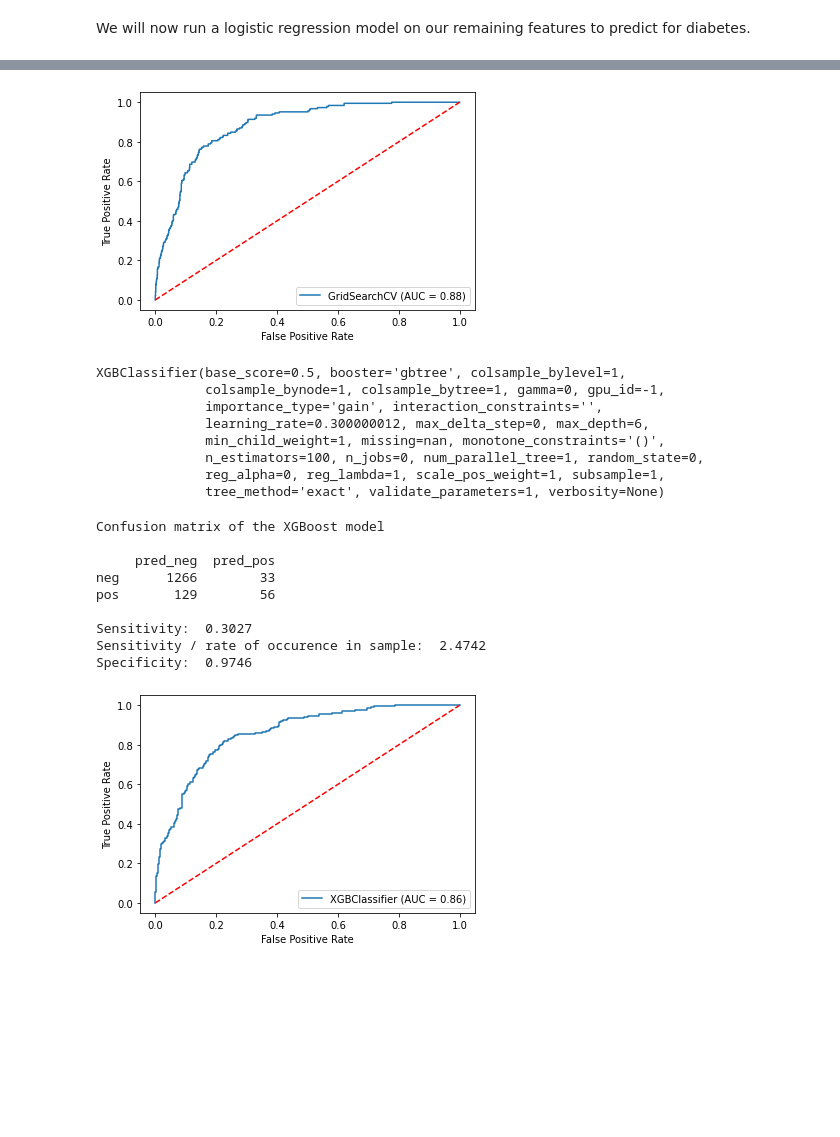
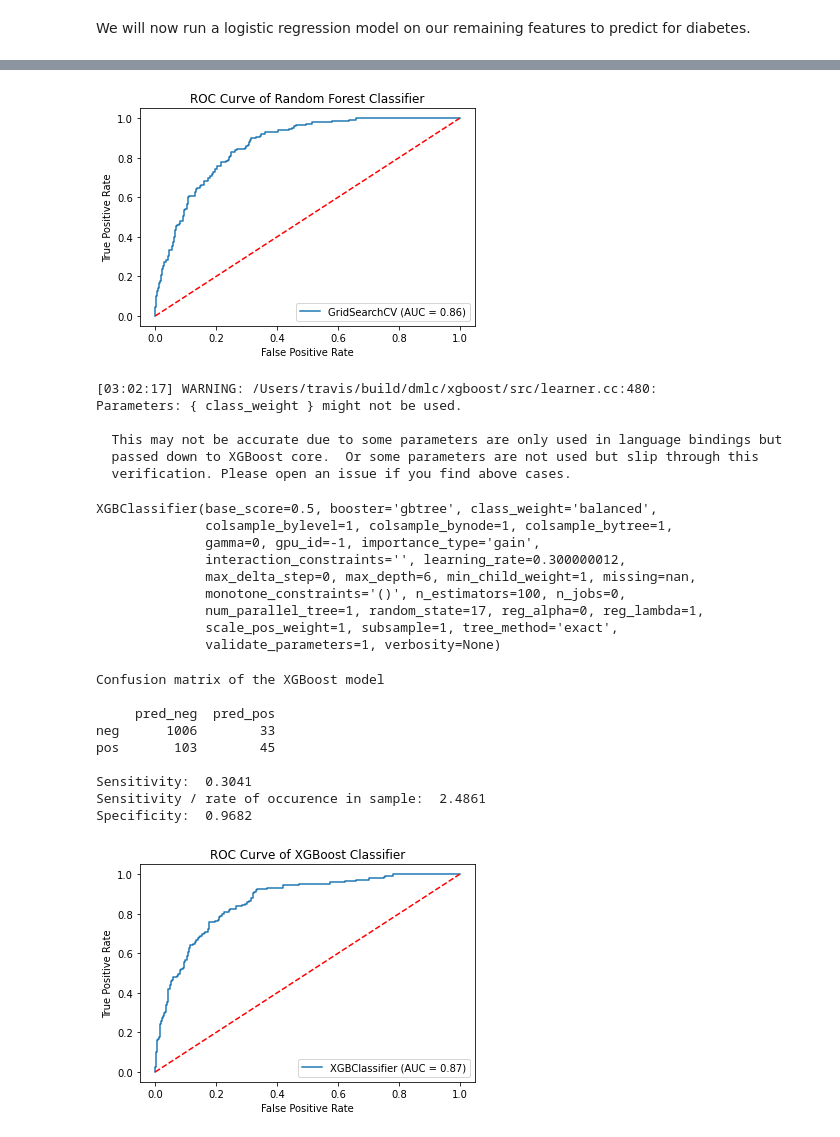
Before and after one commit to iklasky/Springboard, a Jupyter notebook: SecondCapstone/Diabetes_prediction_adults.ipynb, the cells around one changed output, grey strips where cells are left out. Cells and saved outputs as stored; diff of their text form; code cells hidden in the pictures; blank space fills up the shorter version.

```diff
--- a/SecondCapstone/Diabetes_prediction_adults.ipynb
+++ b/SecondCapstone/Diabetes_prediction_adults.ipynb
@@ -244,12 +242,12 @@ from sklearn.model_selection import train_test_split
 
 # Call the train_test_split() function with the first two parameters set to X_scaled and y
 # Declare four variables, X_train, X_test, y_train and y_test separated by commas
-X_train, X_test, y_train, y_test = train_test_split(X, y, test_size=0.25, random_state = 1)
+X_train, X_test, y_train, y_test = train_test_split(X, y, test_size=0.2, random_state = 1)
 # %% [markdown]
 We will now run a logistic regression model on our remaining features to predict for diabetes.
 # %%
 from sklearn.linear_model import LogisticRegression
 from sklearn import metrics
-logreg = LogisticRegression()
+logreg = LogisticRegression(class_weight = 'balanced',random_state=42)
 logreg.fit(X_train, y_train)
 # %% [output]
@@ -361,11 +360,11 @@ from sklearn.metrics import roc_auc_score, precision_recall_curve, auc, make_sco
 from sklearn.model_selection import GridSearchCV, StratifiedKFold
 from sklearn.ensemble import RandomForestClassifier
 
-clf = RandomForestClassifier()
+clf = RandomForestClassifier(class_weight = 'balanced',random_state = 42)
 
 param_grid = {
     'n_estimators' : [100,200,300],
-    'max_depth': [3,8,15]
+    'max_depth': [3,10,15]
 }
 
 scorers = {
@@ -382,17 +381,17 @@ def grid_search_wrapper(refit_score='roc_auc_score'):
     """
     grid_search = GridSearchCV(clf, param_grid, scoring=scorers, refit=refit_score,
                            cv=3, return_train_score=True, n_jobs=-1)
-    grid_search.fit(X_train2, y_train2)
+    grid_search.fit(X_train, y_train)
 
     # make the predictions
-    y_pred2 = grid_search.predict(X_test2.values)
+    y_pred2 = grid_search.predict(X_test.values)
 
     print('Best params for {}'.format(refit_score))
     print(grid_search.best_params_)
 
     # confusion matrix on the test data.
     print('\nConfusion matrix of Random Forest optimized for {} on the test data:'.format(refit_score))
-    conf_mat = pd.DataFrame(confusion_matrix(y_test2, y_pred2),columns=['pred_neg', 'pred_pos'], index=['neg', 'pos'])
+    conf_mat = pd.DataFrame(confusion_matrix(y_test, y_pred2),columns=['pred_neg', 'pred_pos'], index=['neg', 'pos'])
     print(conf_mat)
     print('\nSensitivity: ', round(conf_mat.pred_pos[1]/(conf_mat.pred_neg[1]+conf_mat.pred_pos[1]),4))
     print('Sensitivity / rate of occurence in sample: ', round((conf_mat.pred_pos[1]/(conf_mat.pred_neg[1]+conf_mat.pred_pos[1]))/ROO,4))
@@ -423,11 +422,12 @@ Specificity:  0.9938
 # print('Specificity: ', round(conf_mat_rf.pred_neg[0]/(conf_mat_rf.pred_neg[0]+conf_mat_rf.pred_pos[0]),4))
 # %%
 from sklearn.metrics import plot_roc_curve
-plot_roc_curve(grid_search_clf, X_test2, y_test2)
+plot_roc_curve(grid_search_clf, X_test, y_test)
 plt.plot([0, 1], [0, 1],'r--')
+plt.title('ROC Curve of Random Forest Classifier')
 plt.show()
 # %% [output]
-[figure, old version]
+[figure, new version]
 # %%
 from xgboost import XGBClassifier
 from sklearn.metrics import accuracy_score
@@ -436,13 +436,27 @@ X_train3, X_test3, y_train3, y_test3 = train_test_split(X, y, test_size=0.25, ra
-# %%
-xgboost = XGBClassifier()
-xgboost.fit(X_train3, y_train3)
-# %% [output]
-XGBClassifier(base_score=0.5, booster='gbtree', colsample_bylevel=1,
-              colsample_bynode=1, colsample_bytree=1, gamma=0, gpu_id=-1,
-              importance_type='gain', interaction_constraints='',
-              learning_rate=0.300000012, max_delta_step=0, max_depth=6,
-              min_child_weight=1, missing=nan, monotone_constraints='()',
-              n_estimators=100, n_jobs=0, num_parallel_tree=1, random_state=0,
-              reg_alpha=0, reg_lambda=1, scale_pos_weight=1, subsample=1,
-              tree_method='exact', validate_parameters=1, verbosity=None)
+# %%
+xgboost = XGBClassifier(class_weight = 'balanced',random_state=17)
+params = {
+        'min_child_weight': [1, 5, 10],
+        'gamma': [0.5, 1, 1.5, 2, 5],
+        'subsample': [0.6, 0.8, 1.0],
+        'colsample_bytree': [0.6, 0.8, 1.0],
+        'max_depth': [3, 4, 5]
+        }
+xgboost.fit(X_train, y_train)
+# %% [output]
+[03:02:17] WARNING: /Users/travis/build/dmlc/xgboost/src/learner.cc:480:
+Parameters: { class_weight } might not be used.
+
+  This may not be accurate due to some parameters are only used in language bindings but
+  passed down to XGBoost core.  Or some parameters are not used but slip through this
+  verification. Please open an issue if you find above cases.
+XGBClassifier(base_score=0.5, booster='gbtree', class_weight='balanced',
+              colsample_bylevel=1, colsample_bynode=1, colsample_bytree=1,
+              gamma=0, gpu_id=-1, importance_type='gain',
+              interaction_constraints='', learning_rate=0.300000012,
+              max_delta_step=0, max_depth=6, min_child_weight=1, missing=nan,
+              monotone_constraints='()', n_estimators=100, n_jobs=0,
+              num_parallel_tree=1, random_state=17, reg_alpha=0, reg_lambda=1,
+              scale_pos_weight=1, subsample=1, tree_method='exact',
+              validate_parameters=1, verbosity=None)
 # %%
@@ -450,6 +464,6 @@ y_pred3 = xgboost.predict(X_test3)
 predictions = [round(value) for value in y_pred3]
 # %%
-conf_mat_xgb = pd.DataFrame(confusion_matrix(y_test3, y_pred3),columns=['pred_neg', 'pred_pos'], index=['neg', 'pos'])
+conf_mat_xgb = pd.DataFrame(confusion_matrix(y_test, y_pred3),columns=['pred_neg', 'pred_pos'], index=['neg', 'pos'])
 print('\nConfusion matrix of the XGBoost model\n')
 print(conf_mat_xgb)
 print('\nSensitivity: ', round(conf_mat_xgb.pred_pos[1]/(conf_mat_xgb.pred_neg[1]+conf_mat_xgb.pred_pos[1]),4))
@@ -459,15 +473,16 @@ print('Specificity: ', round(conf_mat_xgb.pred_neg[0]/(conf_mat_xgb.pred_neg[0]+
 Confusion matrix of the XGBoost model
 
      pred_neg  pred_pos
-neg      1266        33
-pos       129        56
+neg      1006        33
+pos       103        45
 
-Sensitivity:  0.3027
-Sensitivity / rate of occurence in sample:  2.4742
-Specificity:  0.9746
+Sensitivity:  0.3041
+Sensitivity / rate of occurence in sample:  2.4861
+Specificity:  0.9682
 # %%
-plot_roc_curve(xgboost, X_test3, y_test3)
+plot_roc_curve(xgboost, X_test, y_test)
 plt.plot([0, 1], [0, 1],'r--')
+plt.title('ROC Curve of XGBoost Classifier')
 plt.show()
 # %% [output]
-[figure, old version]
+[figure, new version]
```
Also changed, not shown: parts of 22 cells of this notebook.
